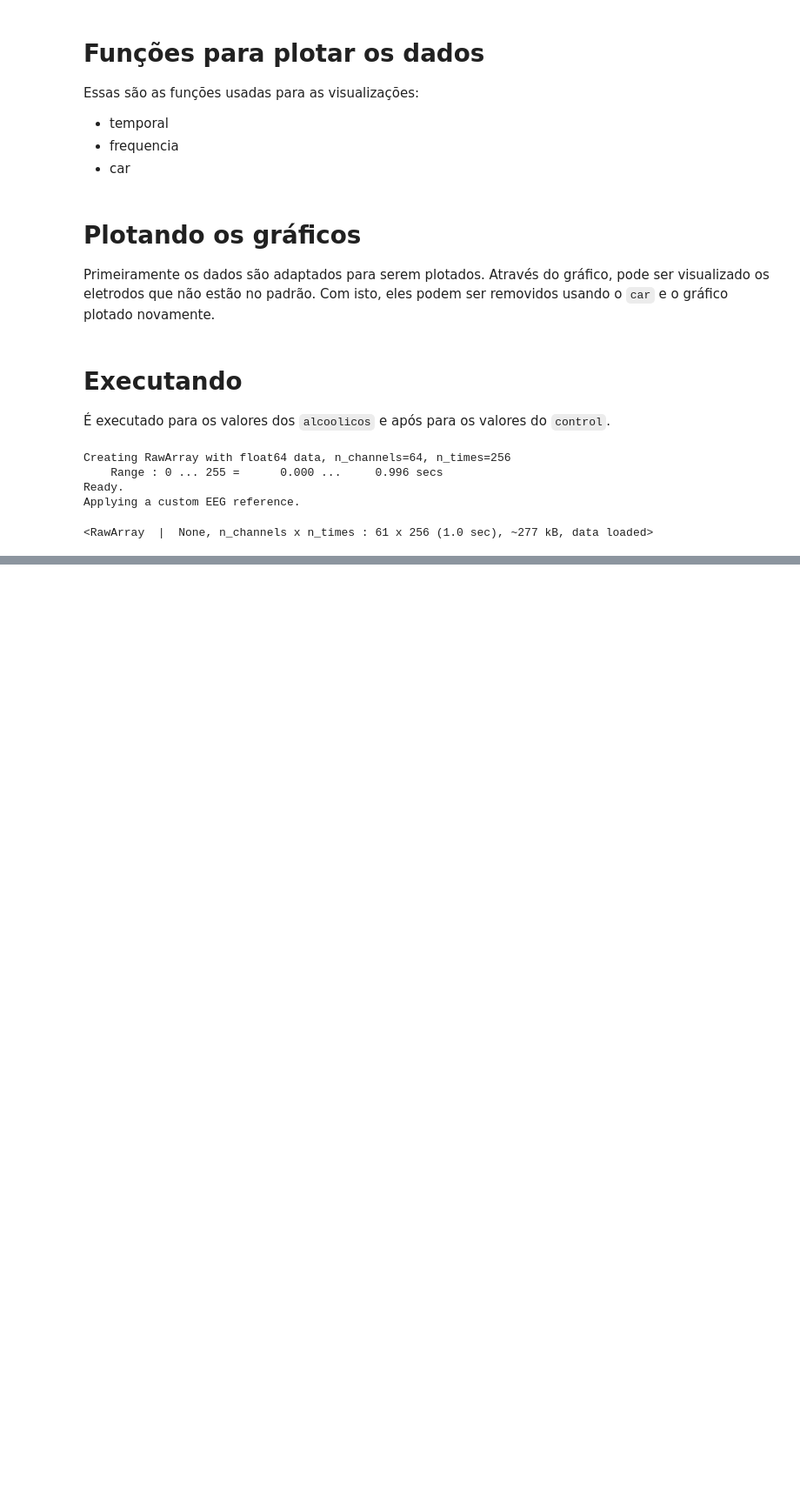
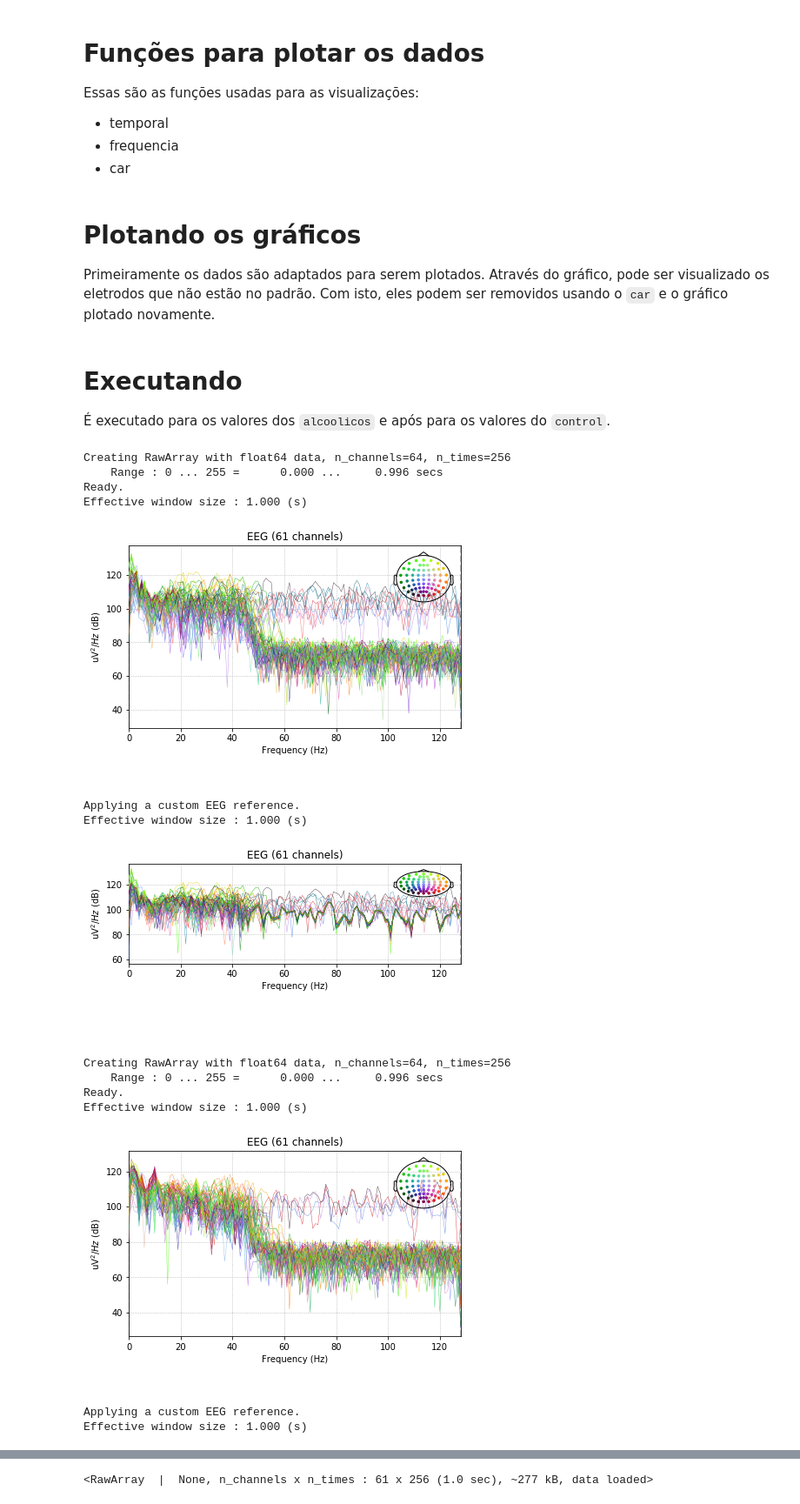
Before and after one commit to DanielVenturini/furry-octo-engine, a Jupyter notebook: psb/preprocessing.ipynb, the cells around one changed output, grey strips where cells are left out. Shown: that part at 87% size. Drawn from its saved outputs; the diff is of its cells as text; code cells hidden in the pictures; blank space fills up the shorter version.

```diff
--- a/psb/preprocessing.ipynb
+++ b/psb/preprocessing.ipynb
@@ -121,29 +121,39 @@ def plotaGrafico(electrodes):
     raw.set_montage(montage)
 
     # Aqui mostramos todos os 61 eletrodos que representam dados EEG
-    #viewFrequencia(raw)
+    viewFrequencia(raw)
     #viewTemporal(raw)
     raw2 = applyCar(raw)
-    #viewFrequencia(raw2)
+    viewFrequencia(raw2)
     return raw2
 # %% [markdown]
 # Executando
 
 É executado para os valores dos `alcoolicos` e após para os valores do `control`.
 # %%
-'''
+
 pathName = 'a_1_co2a0000364'
 alcool = getSumElectodes('dataset/small/{}/'.format(pathName))
 saveJson(alcool, 'dataset/small/{}.json'.format(pathName))
 plotaGrafico(alcool)
-'''
+
 pathName = 'c_1_co2c0000337'
 control = getSumElectodes('dataset/small/{}/'.format(pathName))
 saveJson(control, 'dataset/small/{}.json'.format(pathName))
 plotaGrafico(control)
 # %% [output]
 Creating RawArray with float64 data, n_channels=64, n_times=256
     Range : 0 ... 255 =      0.000 ...     0.996 secs
 Ready.
-Applying a custom EEG reference.
+Effective window size : 1.000 (s)
+[figure, added]
-<RawArray  |  None, n_channels x n_times : 61 x 256 (1.0 sec), ~277 kB, data loaded>
+Applying a custom EEG reference.
+Effective window size : 1.000 (s)
+[figure, added]
+Creating RawArray with float64 data, n_channels=64, n_times=256
+    Range : 0 ... 255 =      0.000 ...     0.996 secs
+Ready.
+Effective window size : 1.000 (s)
+[figure, added]
+Applying a custom EEG reference.
+Effective window size : 1.000 (s)
@@ -149,0 +161 @@ Applying a custom EEG reference.
+<RawArray  |  None, n_channels x n_times : 61 x 256 (1.0 sec), ~277 kB, data loaded>
```
Also changed, not shown: parts of 9 cells of this notebook.
